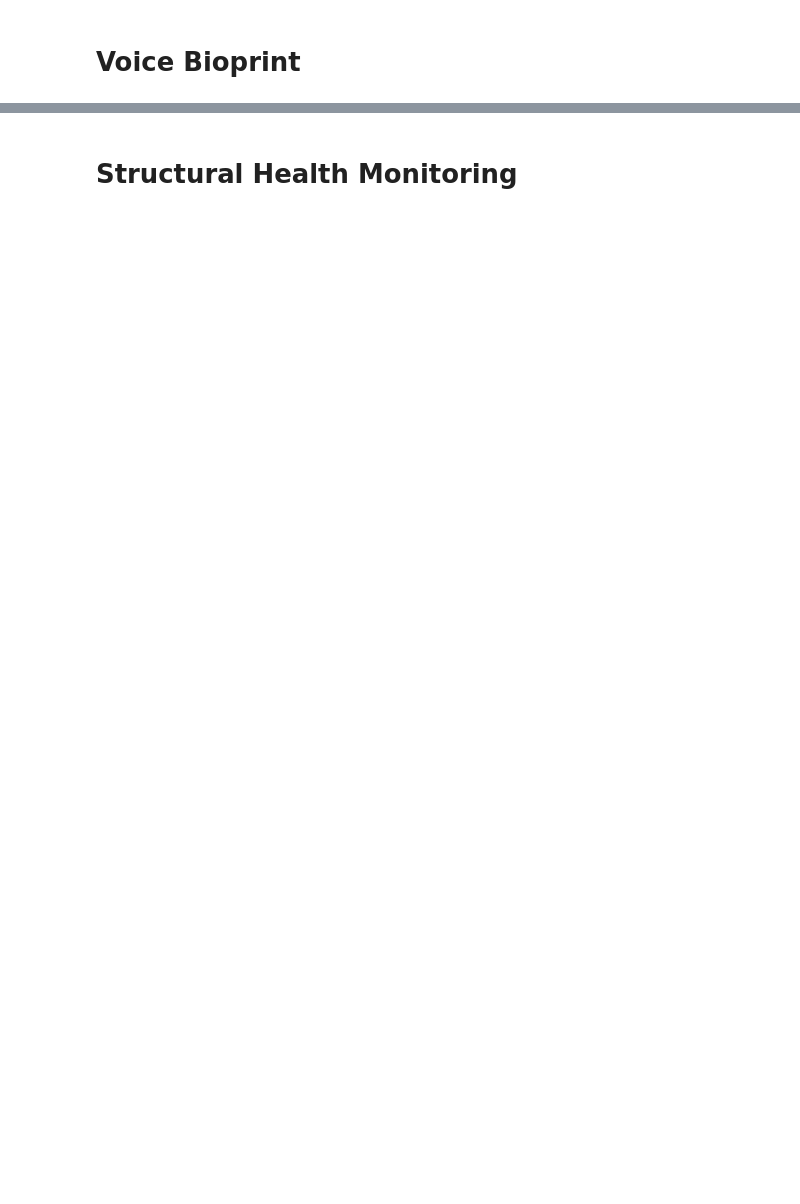
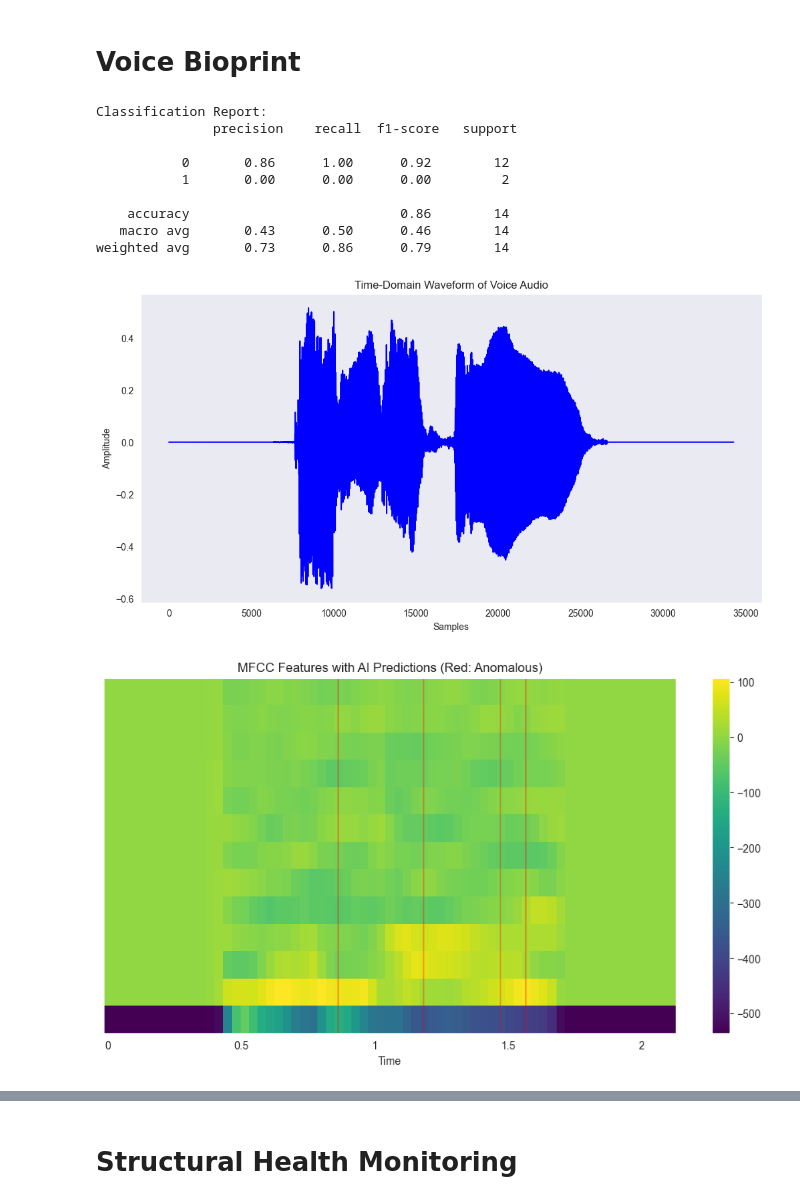
Before and after one commit to matteo-rizzo/curated-ml-examples, a Jupyter notebook: dsp.ipynb, the cells around one changed output, grey strips where cells are left out. Drawn from its saved outputs; the diff is of its cells as text; code cells hidden in the pictures; blank space fills up the shorter version.

```diff
--- a/dsp.ipynb
+++ b/dsp.ipynb
@@ -303,7 +370,7 @@ plt.show()
 # Voice Bioprint
 # %%
 # Load voice audio
-audio, sr = librosa.load("voice_sample.wav", sr=16000)
+audio, sr = librosa.load("asset/voice.mp3", sr=16000)
 
 # Extract MFCC features
 mfcc = librosa.feature.mfcc(y=audio, sr=sr, n_mfcc=13).T  # Transpose for time-first format
@@ -337,30 +404,42 @@ plt.show()
 # Visualization 2: MFCC Features with AI Predictions
 plt.figure(figsize=(12, 6))
 librosa.display.specshow(mfcc.T, x_axis='time', sr=sr, cmap='viridis')
 for i, pred in enumerate(predictions):
     if pred == 1:  # Highlight anomalous regions
         plt.axvline(i * (audio.shape[0] / len(predictions)) / sr, color="red", alpha=0.3)
 plt.colorbar()
 plt.title("MFCC Features with AI Predictions (Red: Anomalous)")
 plt.show()
 
 # Visualization 3: Histogram of MFCC Feature Values
 plt.figure(figsize=(12, 6))
 plt.hist(mfcc.flatten(), bins=50, color="green", alpha=0.7, edgecolor="black")
 plt.title("Histogram of MFCC Feature Values")
 plt.xlabel("MFCC Value")
 plt.ylabel("Frequency")
 plt.grid()
 plt.show()
 
 # Visualization 4: Scatter Plot of MFCC Coefficients
 plt.figure(figsize=(12, 6))
 for i in range(mfcc.shape[1]):  # Loop through MFCC coefficients
     color = "green" if predictions[i] == 0 else "red"
     plt.scatter(np.arange(mfcc.shape[0]), mfcc[:, i], color=color, alpha=0.7, label=f"MFCC {i + 1}" if i < 1 else "")
 plt.title("Scatter Plot of MFCC Coefficients with AI Predictions")
 plt.xlabel("Time (frames)")
 plt.ylabel("MFCC Coefficient Value")
 plt.grid()
 plt.legend()
 plt.show()
+# %% [output]
+Classification Report:
+               precision    recall  f1-score   support
+
+           0       0.86      1.00      0.92        12
+           1       0.00      0.00      0.00         2
+
+    accuracy                           0.86        14
+   macro avg       0.43      0.50      0.46        14
+weighted avg       0.73      0.86      0.79        14
+[figure, added]
+[figure, added]
```
Also changed, not shown: parts of 7 cells of this notebook, 14 other files.
